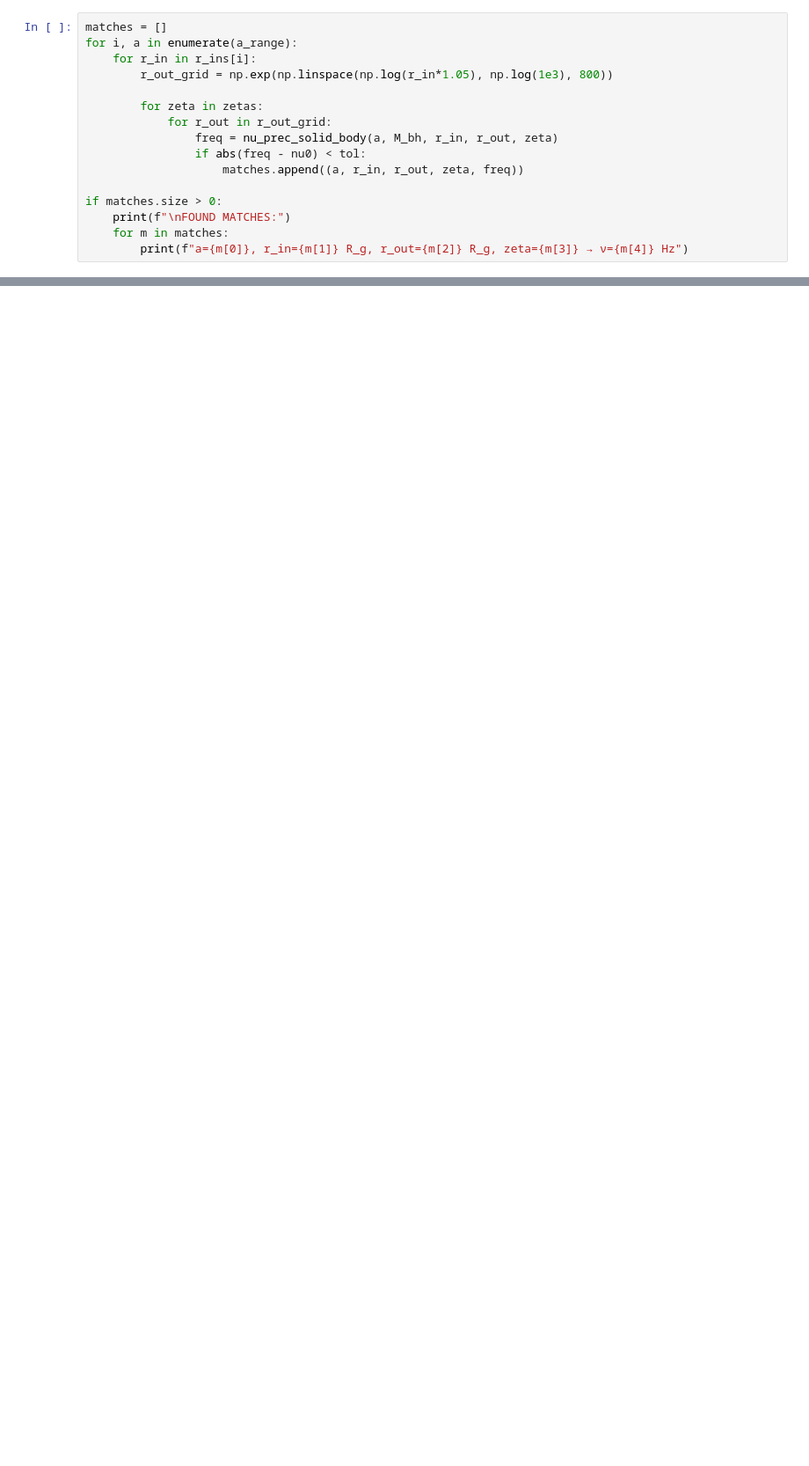
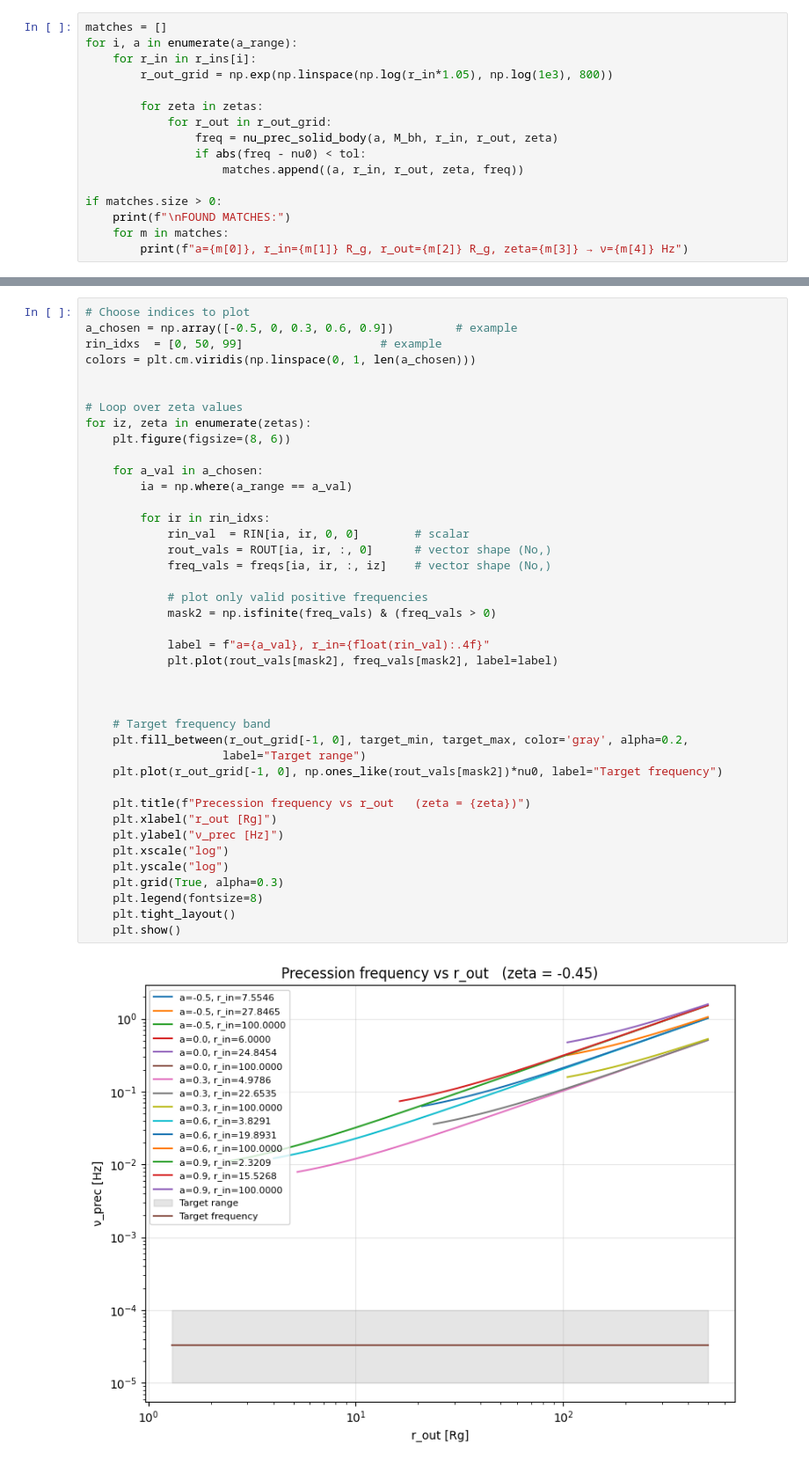
Before and after one commit to mauroghira/iuss_thesis, a Jupyter notebook: test.ipynb, the cells around one changed output, grey strips where cells are left out. Shown: that part at 88% size. Saved outputs shown, nothing was run; the diff lists cells and outputs as text; blank space fills up the shorter version.

```diff
--- a/test.ipynb
+++ b/test.ipynb
@@ -145,0 +288,43 @@ if matches.size > 0:
+# %%
+# Choose indices to plot
+a_chosen = np.array([-0.5, 0, 0.3, 0.6, 0.9])         # example
+rin_idxs  = [0, 50, 99]                    # example
+colors = plt.cm.viridis(np.linspace(0, 1, len(a_chosen)))
+
+
+# Loop over zeta values
+for iz, zeta in enumerate(zetas):
+    plt.figure(figsize=(8, 6))
+
+    for a_val in a_chosen:
+        ia = np.where(a_range == a_val)
+
+        for ir in rin_idxs:
+            rin_val  = RIN[ia, ir, 0, 0]        # scalar
+            rout_vals = ROUT[ia, ir, :, 0]      # vector shape (No,)
+            freq_vals = freqs[ia, ir, :, iz]    # vector shape (No,)
+
+            # plot only valid positive frequencies
+            mask2 = np.isfinite(freq_vals) & (freq_vals > 0)
+
+            label = f"a={a_val}, r_in={float(rin_val):.4f}"
+            plt.plot(rout_vals[mask2], freq_vals[mask2], label=label)
+
+
+
+    # Target frequency band
+    plt.fill_between(r_out_grid[-1, 0], target_min, target_max, color='gray', alpha=0.2,
+                    label="Target range")
+    plt.plot(r_out_grid[-1, 0], np.ones_like(rout_vals[mask2])*nu0, label="Target frequency")
+
+    plt.title(f"Precession frequency vs r_out   (zeta = {zeta})")
+    plt.xlabel("r_out [Rg]")
+    plt.ylabel("ν_prec [Hz]")
+    plt.xscale("log")
+    plt.yscale("log")
+    plt.grid(True, alpha=0.3)
+    plt.legend(fontsize=8)
+    plt.tight_layout()
+    plt.show()
+# %% [output]
+[figure, added]
```
Also changed, not shown: parts of 13 cells of this notebook, 4 other files.
